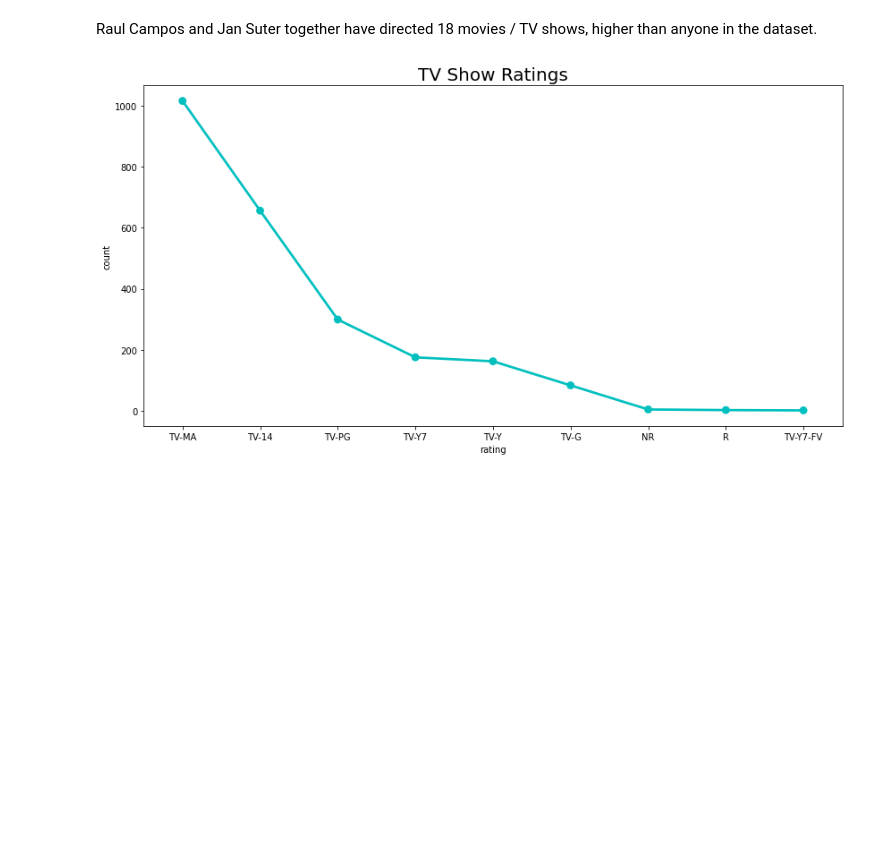
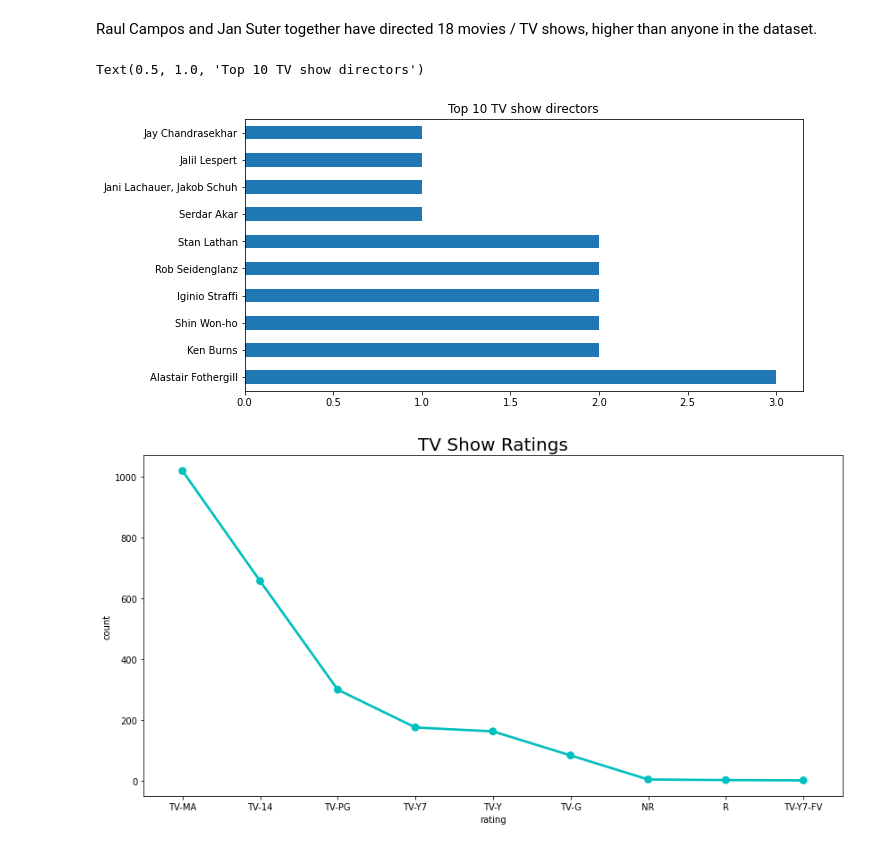
Before and after one commit to Ishansingh438/NETFLIX-MOVIES-AND-TV-SHOWS-CLUSTERING, a Jupyter notebook: Ishan_Singh_NETFLIX_MOVIES_AND_TV_SHOWS_CLUSTERING.ipynb, the cells around one changed output. Saved outputs shown, nothing was run; the diff lists cells and outputs as text; code cells hidden in the pictures; blank space fills up the shorter version.

```diff
--- a/Ishan_Singh_NETFLIX_MOVIES_AND_TV_SHOWS_CLUSTERING.ipynb
+++ b/Ishan_Singh_NETFLIX_MOVIES_AND_TV_SHOWS_CLUSTERING.ipynb
@@ -244,6 +266,14 @@ Text(0.5, 1.0, 'Top 10 directors by number of shows directed')
 [figure]
 # %% [markdown]
 Raul Campos and Jan Suter together have directed 18 movies / TV shows, higher than anyone in the dataset.
+# %%
+# Top 10 TV show directors
+plt.figure(figsize=(10,5))
+df[~(df['director']=='Unknown') & (df['type']=='TV Show')].director.value_counts().nlargest(10).plot(kind='barh')
+plt.title('Top 10 TV show directors')
+# %% [output]
+Text(0.5, 1.0, 'Top 10 TV show directors')
+[figure, added]
 # %%
 # creating two new column for tv_shows and movies
 tv_shows=df[df['type']=='TV Show']
```
Also changed, not shown: parts of 17 cells of this notebook.
